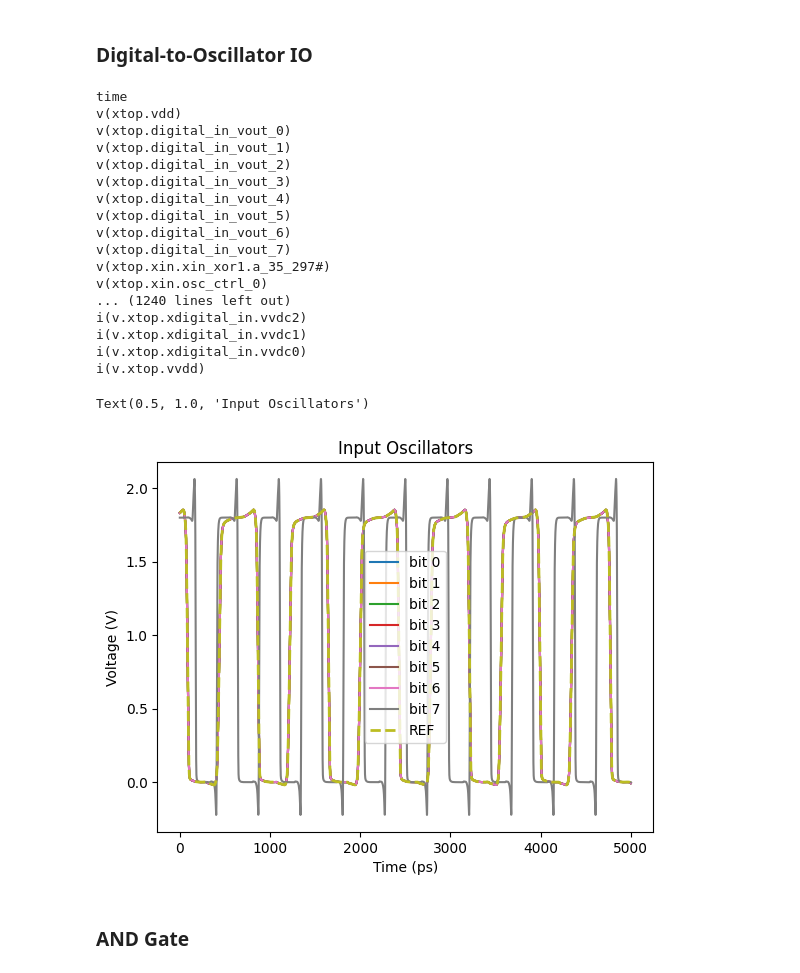
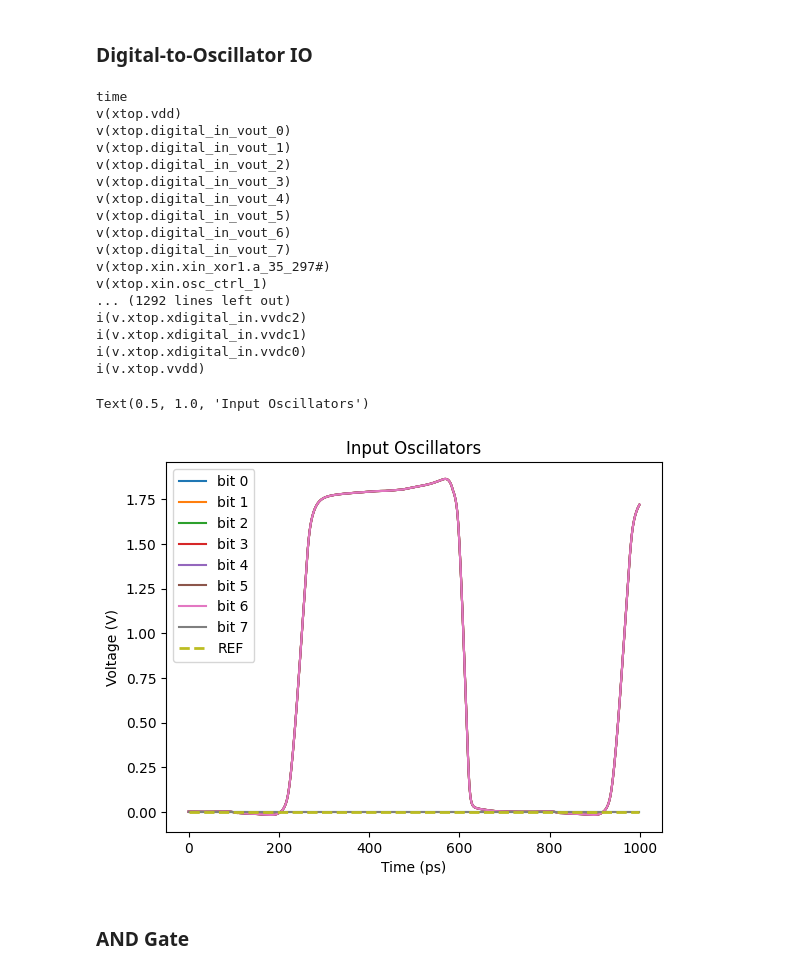
Before and after one commit to ThomasPluck/wobblchip, a Jupyter notebook: sim/unit_validation.ipynb, the cells around one changed output. Cells and saved outputs as stored; diff of their text form; code cells hidden in the pictures.

```diff
--- a/sim/unit_validation.ipynb
+++ b/sim/unit_validation.ipynb
@@ -473,16 +457,16 @@ class oAND_Sim:
             width=1
         )(p=VDD,n=VSS)
         REF = h.Signal()
-        vout = h.Signal(width=8)
+        vout = h.Signal(width=9)
 
         stages = 9
 
         # Instantiate input vsources and oscillators and output phase detector
-        DIGITAL_IN = digital_signal(width=8,inp=0)(VSS=VSS)
-        IN  = gen_in_osc(stages=stages, n_bits=8)(VSS=VSS, VDD=VDD,REF=REF,IN=DIGITAL_IN.vout,OUT=vout)
+        DIGITAL_IN = digital_signal(width=9,inp=255)(VSS=VSS)
+        IN  = gen_in_osc(stages=stages, n_bits=9)(VSS=VSS, VDD=VDD,REF=REF,IN=DIGITAL_IN.vout,OUT=vout)
 
     # Simulation Controls
-    tran = h.sim.Tran(tstop=100*n, tstep=1*p)
+    tran = h.sim.Tran(tstop=50*n, tstep=1*p)
     inc_base = sky130.install.include(h.pdk.Corner.TYP)
     inc_cells = h.sim.Include(
             sky130.install.pdk_path /
@@ -512,8 +496,8 @@ v(xtop.digital_in_vout_5)
 v(xtop.digital_in_vout_6)
 v(xtop.digital_in_vout_7)
 v(xtop.xin.xin_xor1.a_35_297#)
-v(xtop.xin.osc_ctrl_0)
-... (1240 lines left out)
+v(xtop.xin.osc_ctrl_1)
+... (1292 lines left out)
 i(v.xtop.xdigital_in.vvdc2)
 i(v.xtop.xdigital_in.vvdc1)
 i(v.xtop.xdigital_in.vvdc0)
@@ -521,24 +505,24 @@ i(v.xtop.vvdd)
 # %%
 import matplotlib.pyplot as plt
 
-plt.plot(op.data['v(xtop.vout_0)'][-5000:])
-plt.plot(op.data['v(xtop.vout_1)'][-5000:])
-plt.plot(op.data['v(xtop.vout_2)'][-5000:])
-plt.plot(op.data['v(xtop.vout_3)'][-5000:])
-plt.plot(op.data['v(xtop.vout_4)'][-5000:])
-plt.plot(op.data['v(xtop.vout_5)'][-5000:])
-plt.plot(op.data['v(xtop.vout_6)'][-5000:])
-plt.plot(op.data['v(xtop.vout_7)'][-5000:])
-plt.plot(op.data['v(xtop.ref)'][-5000:],linestyle='--',linewidth=2)
+plt.plot(op.data['v(xtop.vout_0)'][-5000:-4000])
+plt.plot(op.data['v(xtop.vout_1)'][-5000:-4000])
+plt.plot(op.data['v(xtop.vout_2)'][-5000:-4000])
+plt.plot(op.data['v(xtop.vout_3)'][-5000:-4000])
+plt.plot(op.data['v(xtop.vout_4)'][-5000:-4000])
+plt.plot(op.data['v(xtop.vout_5)'][-5000:-4000])
+plt.plot(op.data['v(xtop.vout_6)'][-5000:-4000])
+plt.plot(op.data['v(xtop.vout_7)'][-5000:-4000])
+plt.plot(op.data['v(xtop.ref)'][-5000:-4000],linestyle='--',linewidth=2)
 # plt.plot(op.data['v(xtop.vdd)'][15000:],linestyle='--')
 # plt.plot(op.data['v(xtop.xin)'][-10000:])
 plt.xlabel('Time (ps)')
 plt.ylabel('Voltage (V)')
 plt.legend([ f"bit {i}" for i in range(8)] + ['REF','VDD'])
 plt.title('Input Oscillators')
 # %% [output]
 Text(0.5, 1.0, 'Input Oscillators')
-[figure, old version]
+[figure, new version]
 # %% [markdown]
 ### AND Gate
 # %%
```
Also changed, not shown: parts of 1 cell of this notebook, 1 other file.
